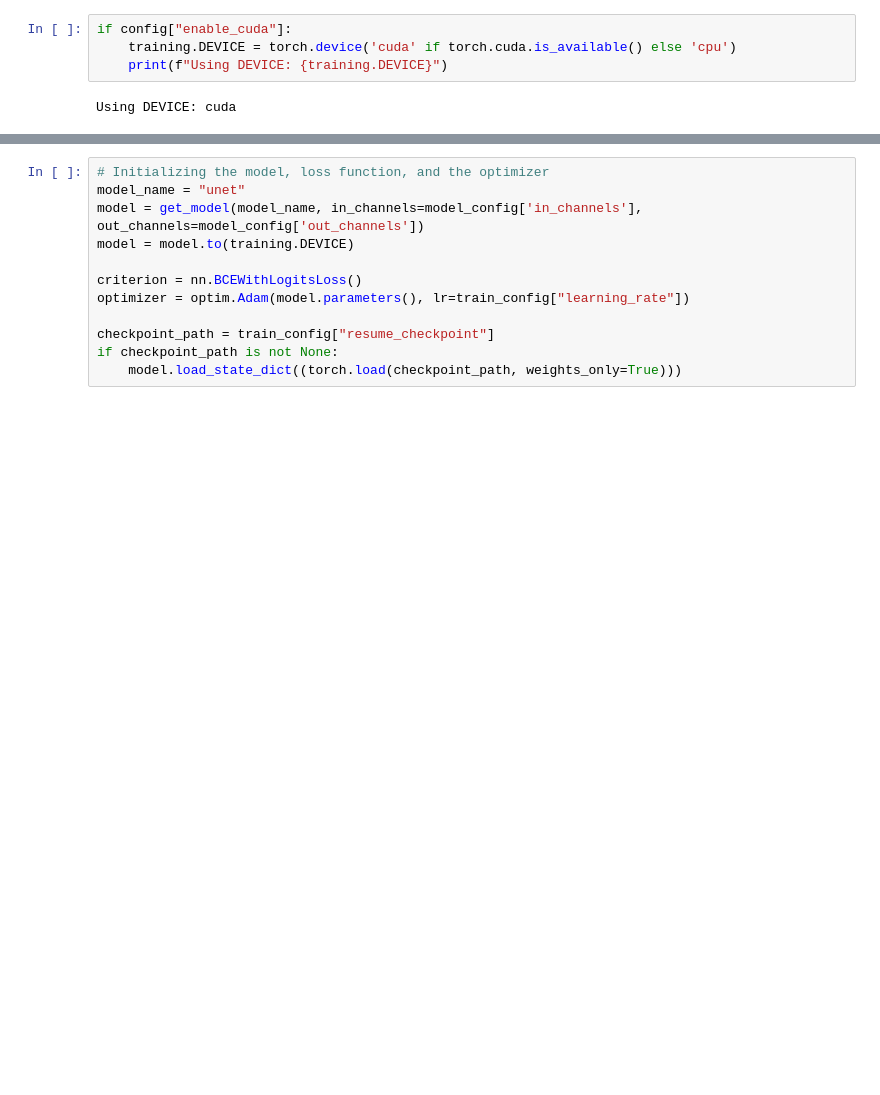
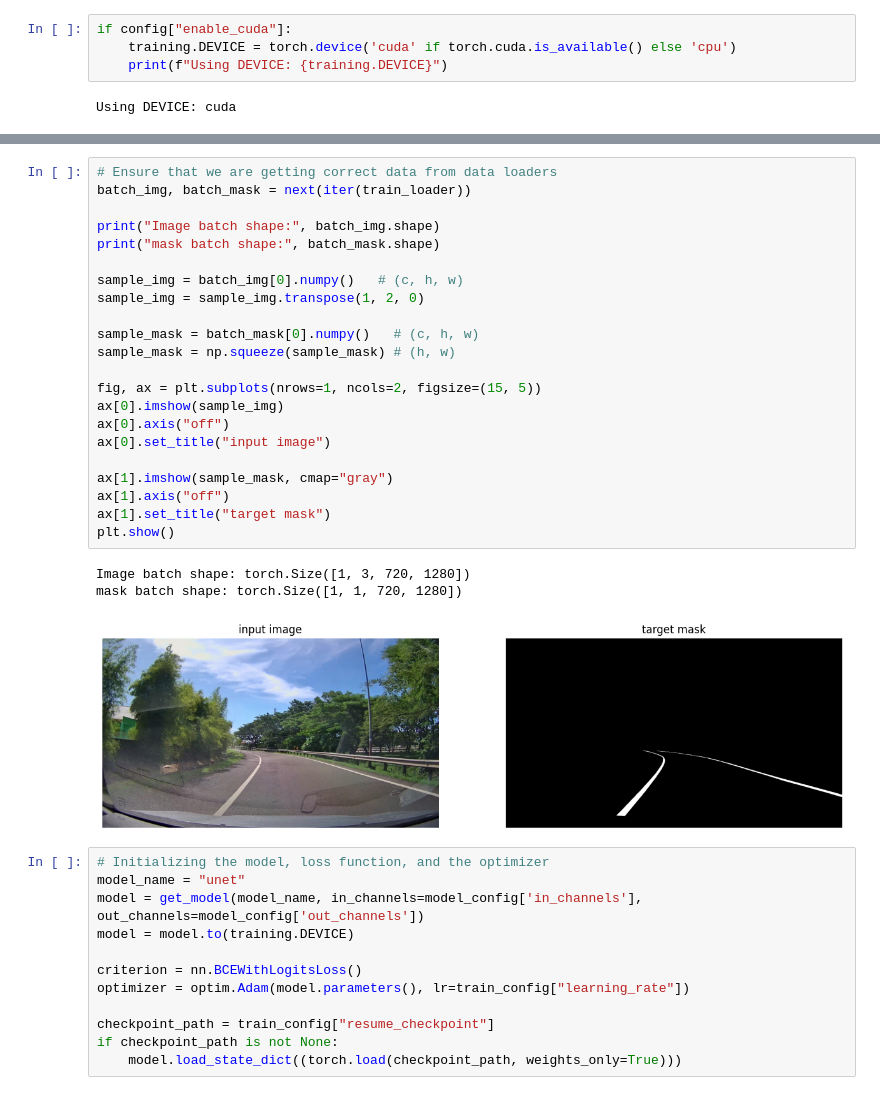
Before and after one commit to dfenny/LaneQ, a Jupyter notebook: segmentation/Unet_train_inference.ipynb, the cells around one changed output, grey strips where cells are left out. Drawn from its saved outputs; the diff is of its cells as text; blank space fills up the shorter version.

Commit message:
code block added to plot input and output images for teh model

```diff
--- a/segmentation/Unet_train_inference.ipynb
+++ b/segmentation/Unet_train_inference.ipynb
@@ -120,3 +123,29 @@ Validation Dataset loaded. #samples: 5
+# %%
+# Ensure that we are getting correct data from data loaders
+batch_img, batch_mask = next(iter(train_loader))
+
+print("Image batch shape:", batch_img.shape)
+print("mask batch shape:", batch_mask.shape)
+
+sample_img = batch_img[0].numpy()   # (c, h, w)
+sample_img = sample_img.transpose(1, 2, 0)
+
+sample_mask = batch_mask[0].numpy()   # (c, h, w)
+sample_mask = np.squeeze(sample_mask) # (h, w)
+
+fig, ax = plt.subplots(nrows=1, ncols=2, figsize=(15, 5))
+ax[0].imshow(sample_img)
+ax[0].axis("off")
+ax[0].set_title("input image")
+
+ax[1].imshow(sample_mask, cmap="gray")
+ax[1].axis("off")
+ax[1].set_title("target mask")
+plt.show()
+# %% [output]
+Image batch shape: torch.Size([1, 3, 720, 1280])
+mask batch shape: torch.Size([1, 1, 720, 1280])
+[figure, added]
 # %%
 # Initializing the model, loss function, and the optimizer
 model_name = "unet"
```
Also changed, not shown: parts of 2 cells of this notebook.
